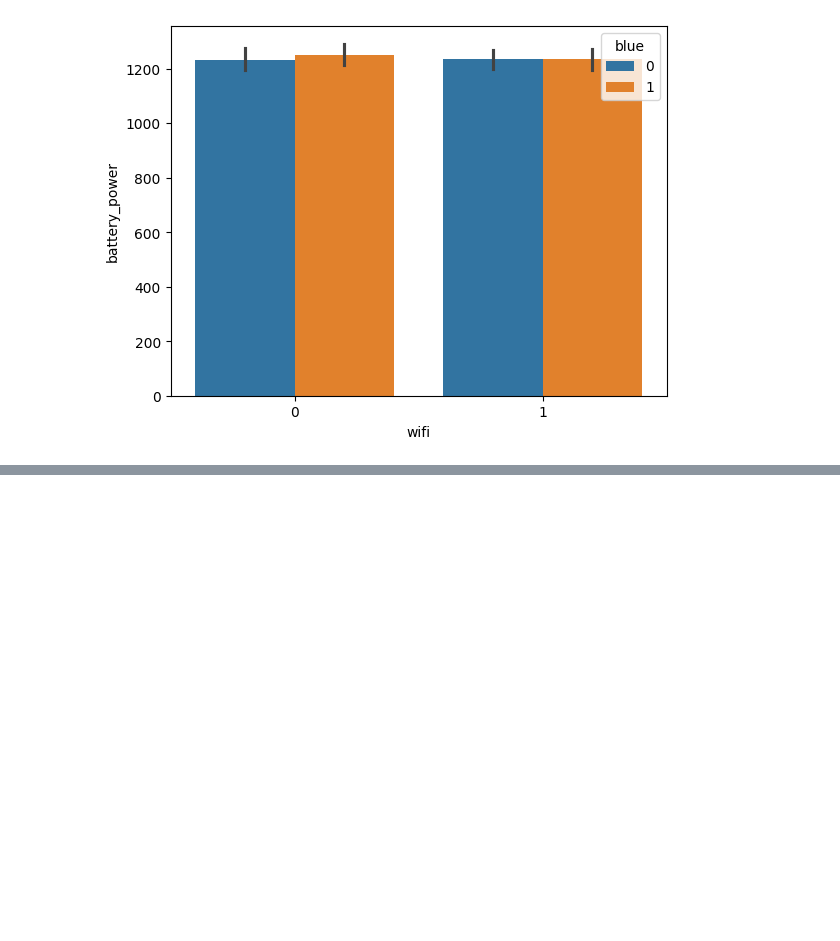
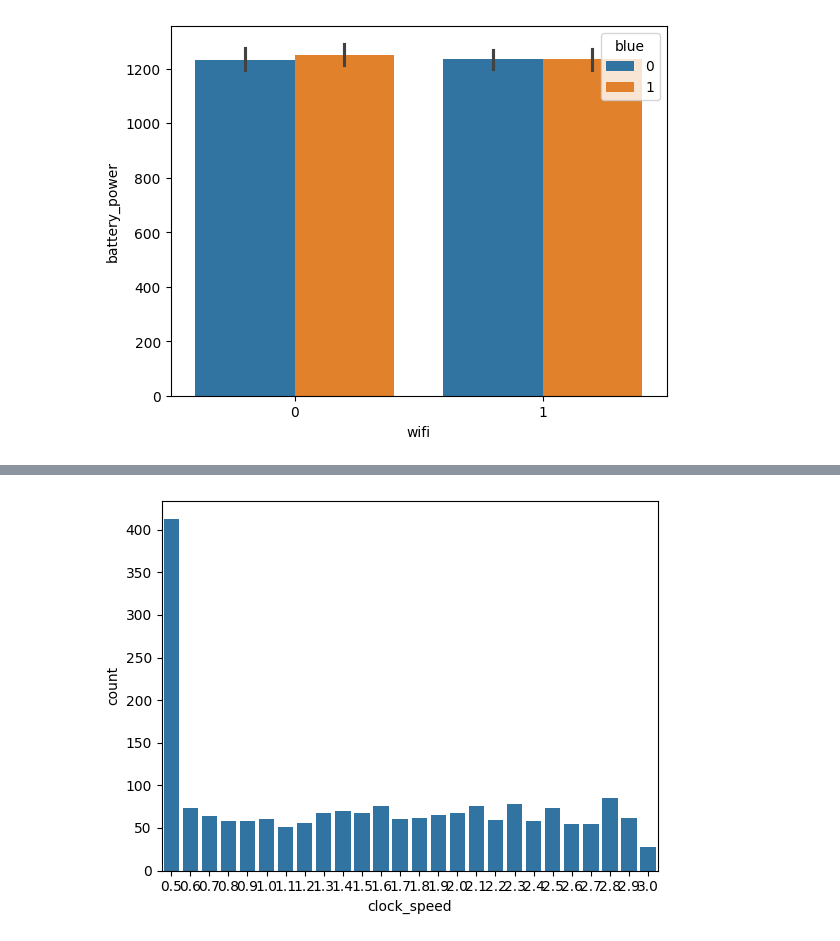
Before and after one commit to AyushAgarwalGithub/probation, a Jupyter notebook: EDA.ipynb, the cells around one changed output, grey strips where cells are left out. Saved outputs shown, nothing was run; the diff lists cells and outputs as text; code cells hidden in the pictures; blank space fills up the shorter version.

```diff
--- a/EDA.ipynb
+++ b/EDA.ipynb
@@ -182,0 +190,5 @@ plt.show()
+# %%
+sns.countplot(x="clock_speed",data=df)
+plt.show()
+# %% [output]
+[figure, added]
```
Also changed, not shown: parts of 11 cells of this notebook.
